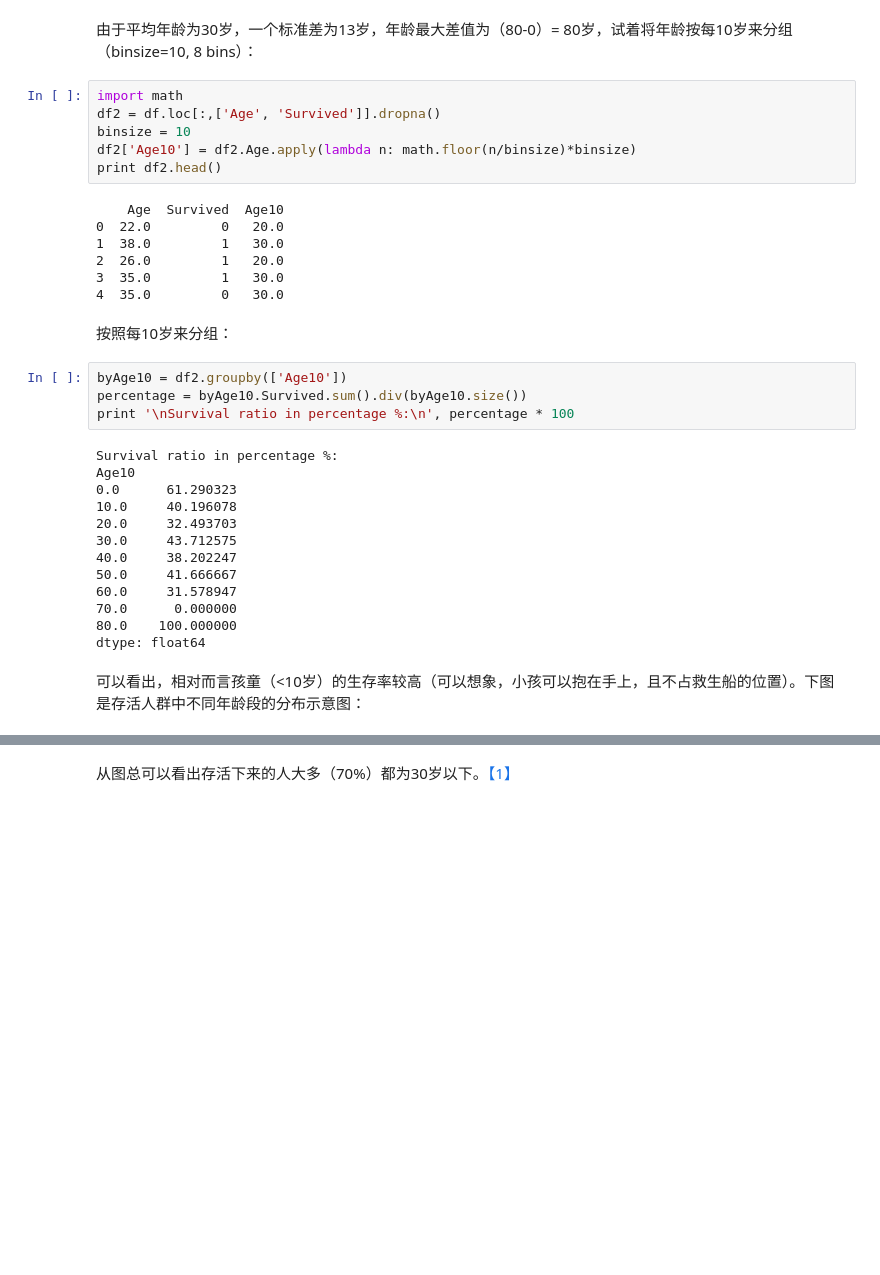
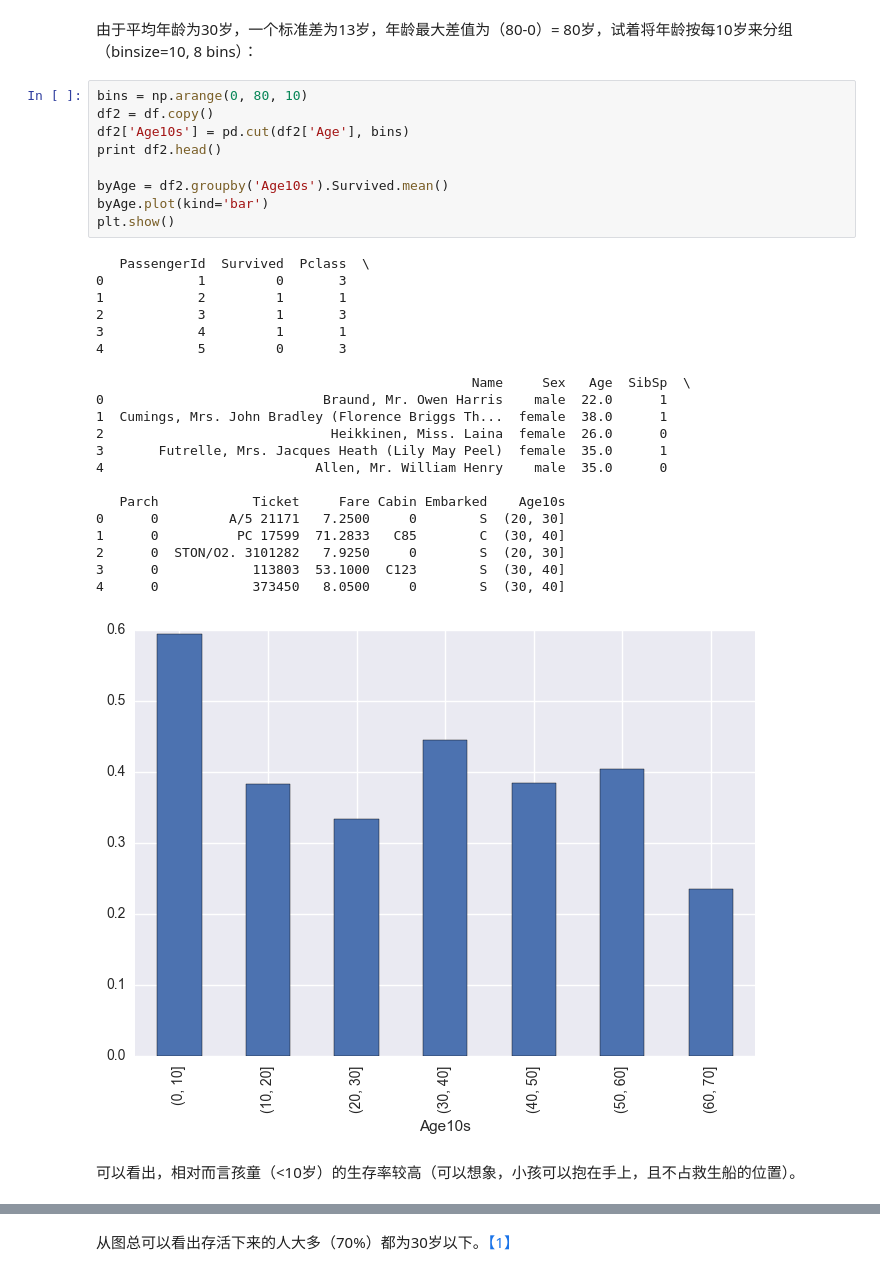
Before and after one commit to deCHN/DA-P2, a Jupyter notebook: titanic_data_explore.ipynb, the cells around one changed output, grey strips where cells are left out. Drawn from its saved outputs; the diff is of its cells as text; blank space fills up the shorter version.

```diff
--- a/titanic_data_explore.ipynb
+++ b/titanic_data_explore.ipynb
@@ -275,37 +275,36 @@ max       80.000000
 Name: Age, dtype: float64
 # %% [markdown]
 由于平均年龄为30岁，一个标准差为13岁，年龄最大差值为（80-0）= 80岁，试着将年龄按每10岁来分组（binsize=10, 8 bins）：
-# %%
-import math
-df2 = df.loc[:,['Age', 'Survived']].dropna()
-binsize = 10
-df2['Age10'] = df2.Age.apply(lambda n: math.floor(n/binsize)*binsize)
-print df2.head()
-# %% [output]
-    Age  Survived  Age10
-0  22.0         0   20.0
-1  38.0         1   30.0
-2  26.0         1   20.0
-3  35.0         1   30.0
-4  35.0         0   30.0
-# %% [markdown]
-按照每10岁来分组：
-# %%
-byAge10 = df2.groupby(['Age10'])
-percentage = byAge10.Survived.sum().div(byAge10.size())
-print '\nSurvival ratio in percentage %:\n', percentage * 100
-# %% [output]
-Survival ratio in percentage %:
-Age10
-0.0      61.290323
-10.0     40.196078
-20.0     32.493703
-30.0     43.712575
-40.0     38.202247
-50.0     41.666667
-60.0     31.578947
-70.0      0.000000
-80.0    100.000000
-dtype: float64
+# %%
+bins = np.arange(0, 80, 10)
+df2 = df.copy()
+df2['Age10s'] = pd.cut(df2['Age'], bins)
+print df2.head()
+
+byAge = df2.groupby('Age10s').Survived.mean()
+byAge.plot(kind='bar')
+plt.show()
+# %% [output]
+   PassengerId  Survived  Pclass  \
+0            1         0       3
+1            2         1       1
+2            3         1       3
+3            4         1       1
+4            5         0       3
+
+                                                Name     Sex   Age  SibSp  \
+0                            Braund, Mr. Owen Harris    male  22.0      1
+1  Cumings, Mrs. John Bradley (Florence Briggs Th...  female  38.0      1
+2                             Heikkinen, Miss. Laina  female  26.0      0
+3       Futrelle, Mrs. Jacques Heath (Lily May Peel)  female  35.0      1
+4                           Allen, Mr. William Henry    male  35.0      0
+
+   Parch            Ticket     Fare Cabin Embarked    Age10s
+0      0         A/5 21171   7.2500     0        S  (20, 30]
+1      0          PC 17599  71.2833   C85        C  (30, 40]
+2      0  STON/O2. 3101282   7.9250     0        S  (20, 30]
+3      0            113803  53.1000  C123        S  (30, 40]
+4      0            373450   8.0500     0        S  (30, 40]
+[figure, added]
 # %% [markdown]
-可以看出，相对而言孩童（&lt;10岁）的生存率较高（可以想象，小孩可以抱在手上，且不占救生船的位置）。下图是存活人群中不同年龄段的分布示意图：
+可以看出，相对而言孩童（&lt;10岁）的生存率较高（可以想象，小孩可以抱在手上，且不占救生船的位置）。
```
Also changed, not shown: parts of 4 cells of this notebook.
